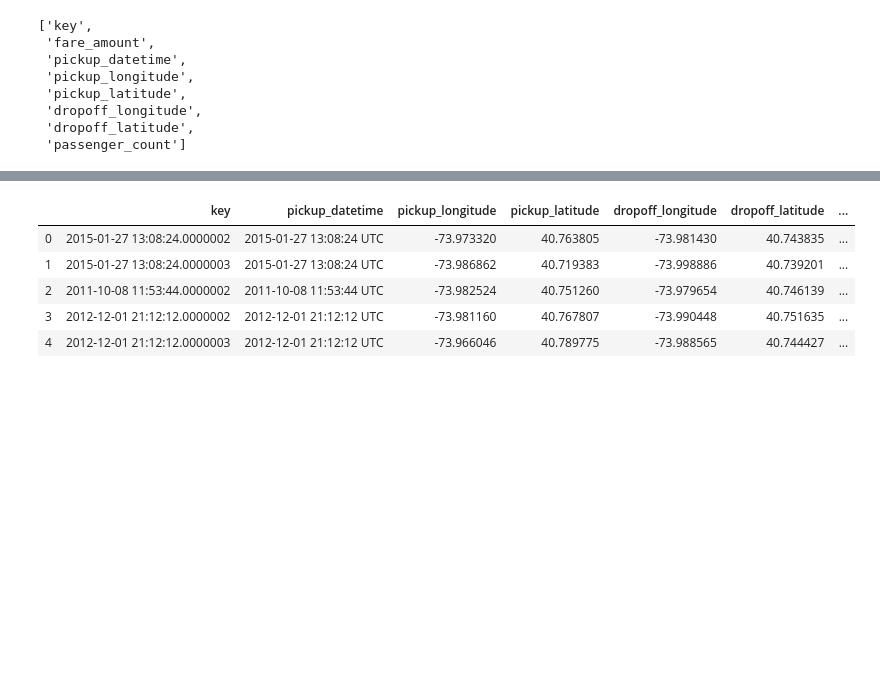
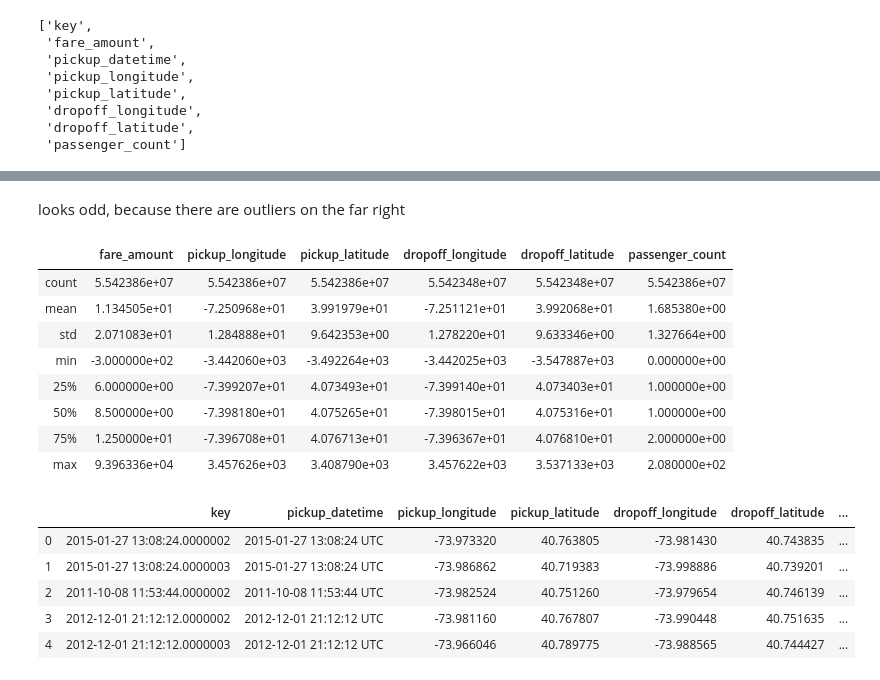
Before and after one commit to etherion-1337/Kaggle, a Jupyter notebook: DataCamp_Intro/kaggle_intro.ipynb, the cells around one changed output, grey strips where cells are left out. Drawn from its saved outputs; the diff is of its cells as text; code cells hidden in the pictures; blank space fills up the shorter version.

```diff
--- a/DataCamp_Intro/kaggle_intro.ipynb
+++ b/DataCamp_Intro/kaggle_intro.ipynb
@@ -39,3 +60,17 @@ taxi_train.columns.to_list()
+# %% [markdown]
+looks odd, because there are outliers on the far right
+# %%
+taxi_train.describe()
+# %% [output]
+|  | fare_amount | pickup_longitude | pickup_latitude | dropoff_longitude | dropoff_latitude | passenger_count |
+| count | 5.542386e+07 | 5.542386e+07 | 5.542386e+07 | 5.542348e+07 | 5.542348e+07 | 5.542386e+07 |
+| mean | 1.134505e+01 | -7.250968e+01 | 3.991979e+01 | -7.251121e+01 | 3.992068e+01 | 1.685380e+00 |
+| std | 2.071083e+01 | 1.284888e+01 | 9.642353e+00 | 1.278220e+01 | 9.633346e+00 | 1.327664e+00 |
+| min | -3.000000e+02 | -3.442060e+03 | -3.492264e+03 | -3.442025e+03 | -3.547887e+03 | 0.000000e+00 |
+| 25% | 6.000000e+00 | -7.399207e+01 | 4.073493e+01 | -7.399140e+01 | 4.073403e+01 | 1.000000e+00 |
+| 50% | 8.500000e+00 | -7.398180e+01 | 4.075265e+01 | -7.398015e+01 | 4.075316e+01 | 1.000000e+00 |
+| 75% | 1.250000e+01 | -7.396708e+01 | 4.076713e+01 | -7.396367e+01 | 4.076810e+01 | 2.000000e+00 |
+| max | 9.396336e+04 | 3.457626e+03 | 3.408790e+03 | 3.457622e+03 | 3.537133e+03 | 2.080000e+02 |
 # %%
 taxi_test = pd.read_csv("../../../Kaggle_Data/new-york-city-taxi-fare-prediction/test.csv")
 # %%
```
Also changed, not shown: parts of 6 cells of this notebook.
